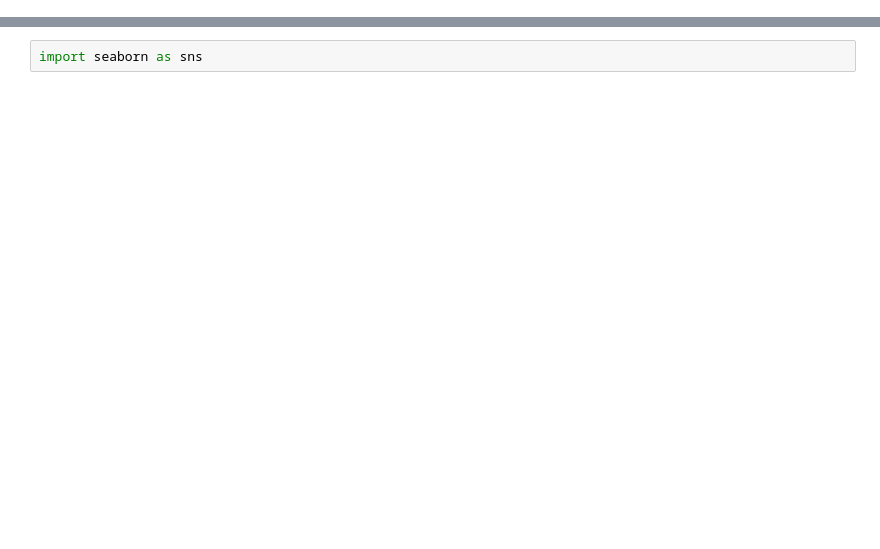
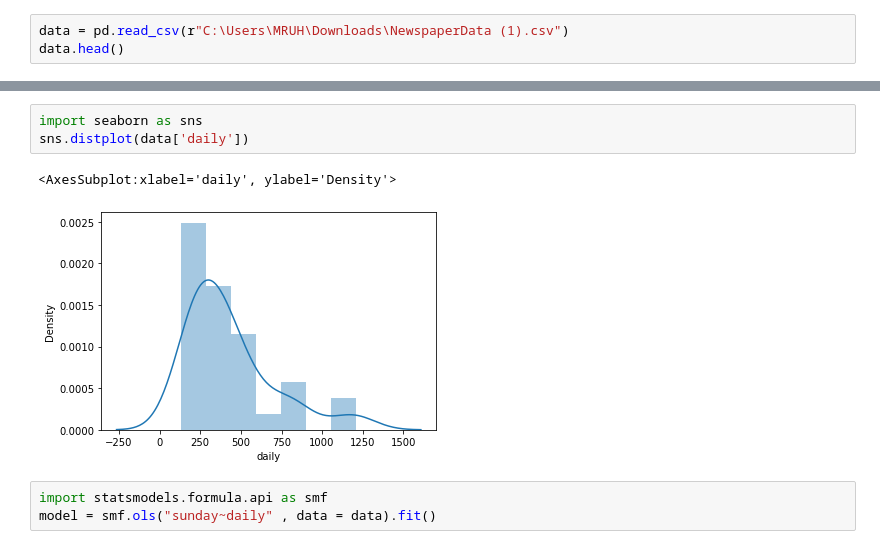
Before and after one commit to lokesh1ram/kothapalli-lokesh, a Jupyter notebook: day18.ipynb, the cells around one changed output, grey strips where cells are left out. Saved outputs shown, nothing was run; the diff lists cells and outputs as text; blank space fills up the shorter version.

```diff
--- a/day18.ipynb
+++ b/day18.ipynb
@@ -0,0 +8,3 @@
+# %%
+data = pd.read_csv(r"C:\Users\MRUH\Downloads\NewspaperData (1).csv")
+data.head()
@@ -1,3 +64,10 @@
 # %%
 import seaborn as sns
+sns.distplot(data['daily'])
+# %% [output]
+<AxesSubplot:xlabel='daily', ylabel='Density'>
+[figure, added]
+# %%
+import statsmodels.formula.api as smf
+model = smf.ols("sunday~daily" , data = data).fit()
 # %%
```
Also changed, not shown: parts of 17 cells of this notebook.
